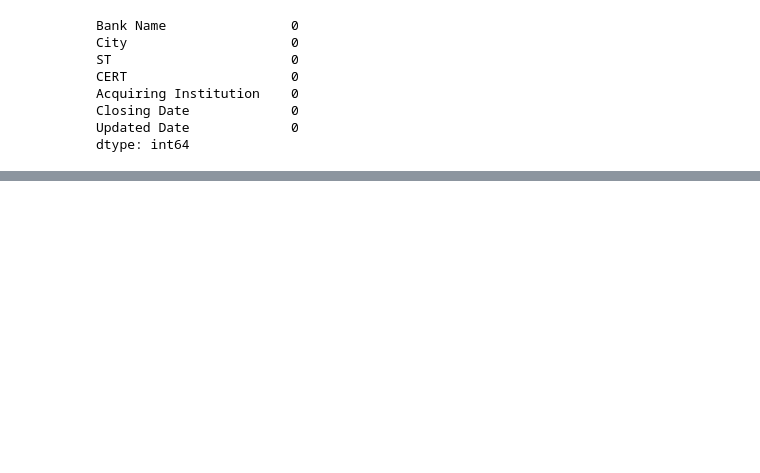
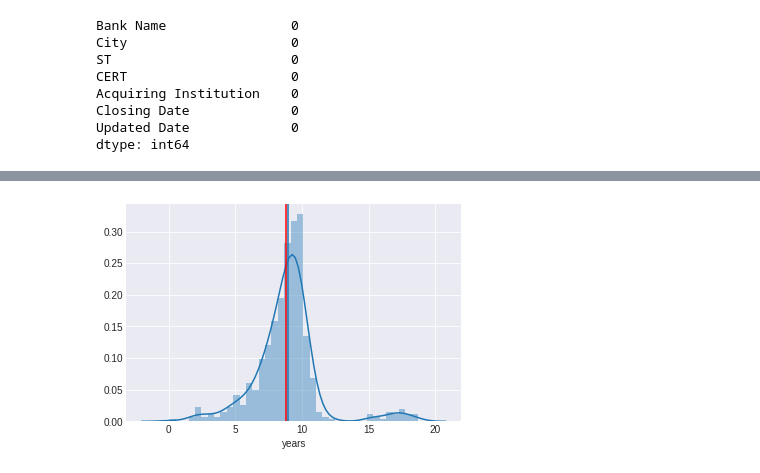
Before and after one commit to LambdaSchool/DS-Unit-1-Sprint-5-Data-Storytelling-Blog-Post, a Jupyter notebook: fdic_failed_bank_list.ipynb, the cells around one changed output, grey strips where cells are left out. Cells and saved outputs as stored; diff of their text form; code cells hidden in the pictures; blank space fills up the shorter version.

```diff
--- a/fdic_failed_bank_list.ipynb
+++ b/fdic_failed_bank_list.ipynb
@@ -39,0 +136,9 @@ dtype: int64
+# %%
+# how long the bank has been closed
+df_days = (datetime.now()-df['closingdate']).dt.days
+sns.distplot(df_days/365)
+plt.xlabel('years');
+plt.axvline((df_days/365).median());
+plt.axvline((df_days/365).mean(), color='red');
+# %% [output]
+[figure, added]
```
Also changed, not shown: parts of 13 cells of this notebook.
